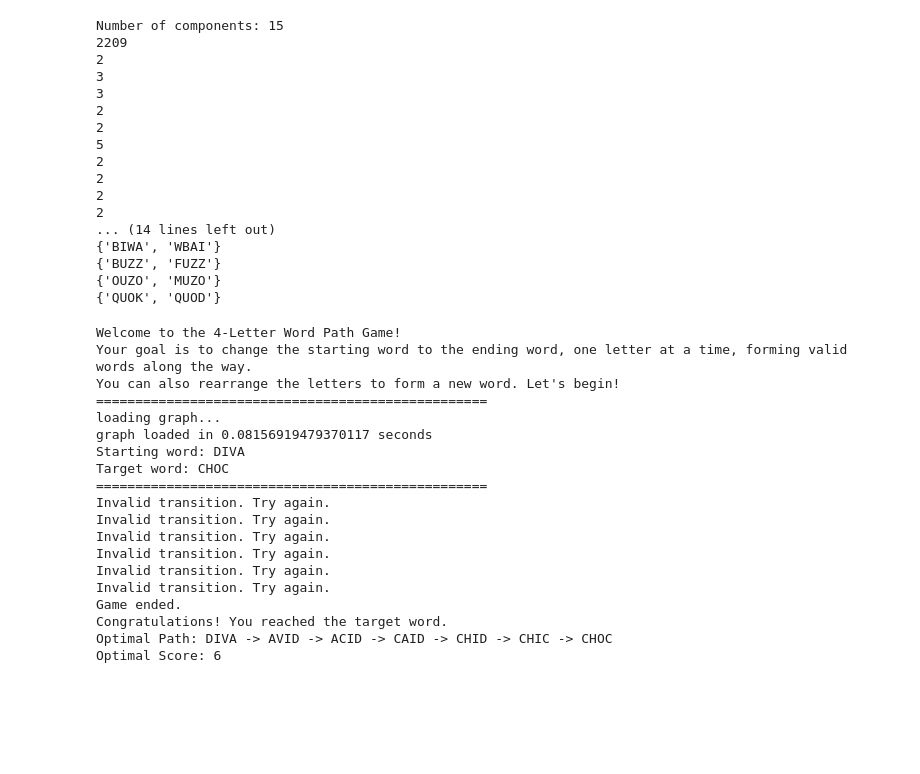
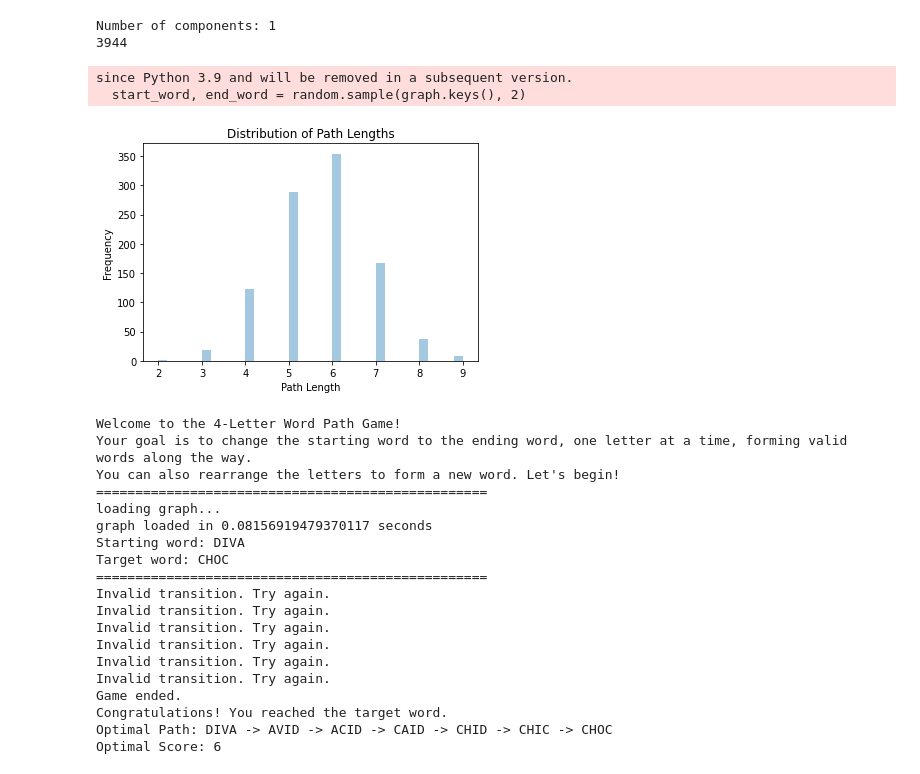
Before and after one commit to tobyprofitt/4LetterWordGame, a Jupyter notebook: scratch.ipynb, the cells around one changed output. Cells and saved outputs as stored; diff of their text form; code cells hidden in the pictures; blank space fills up the shorter version.

```diff
--- a/scratch.ipynb
+++ b/scratch.ipynb
@@ -52,9 +52,9 @@ def get_graph(words):
     return graph
 # %%
 # SAVE GRAPH
-graph = get_graph(words)
-with open(GRAPH_PATH, 'wb') as f:
-    pickle.dump(graph, f)
+# graph = get_graph(words)
+# with open(GRAPH_PATH, 'wb') as f:
+#    pickle.dump(graph, f)
 # %%
 # load graph
 def load_graph(path):
@@ -89,23 +89,8 @@ for c in components:
 for c in components[1:]:
     print(c)
 # %% [output]
-Number of components: 15
-2209
-2
-3
-3
-2
-2
-5
-2
-2
-2
-2
-... (14 lines left out)
-{'BIWA', 'WBAI'}
-{'BUZZ', 'FUZZ'}
-{'OUZO', 'MUZO'}
-{'QUOK', 'QUOD'}
+Number of components: 1
+3944
 # %%
 def find_shortest_path(graph, start, end):
     """
@@ -137,6 +122,26 @@ start_word = "PFFT"
 end_word = "SEAT"
 path = find_shortest_path(graph, start_word, end_word)
 path
+# %%
+# sample 10000 pairs and plot the distribution of path lengths
+def sample_path_lengths(graph, n_samples=1000):
+    path_lengths = []
+    for _ in range(n_samples):
+        start_word, end_word = random.sample(graph.keys(), 2)
+        path = find_shortest_path(graph, start_word, end_word)
+        path_lengths.append(len(path))
+    return path_lengths
+
+path_lengths = sample_path_lengths(graph)
+sns.distplot(path_lengths, kde=False)
+plt.xlabel("Path Length")
+plt.ylabel("Frequency")
+plt.title("Distribution of Path Lengths")
+plt.show()
+# %% [output]
+since Python 3.9 and will be removed in a subsequent version.
+  start_word, end_word = random.sample(graph.keys(), 2)
+[figure, added]
 # %%
 def game_sequence():
     # Introduction
```
Also changed, not shown: 4 other files.
